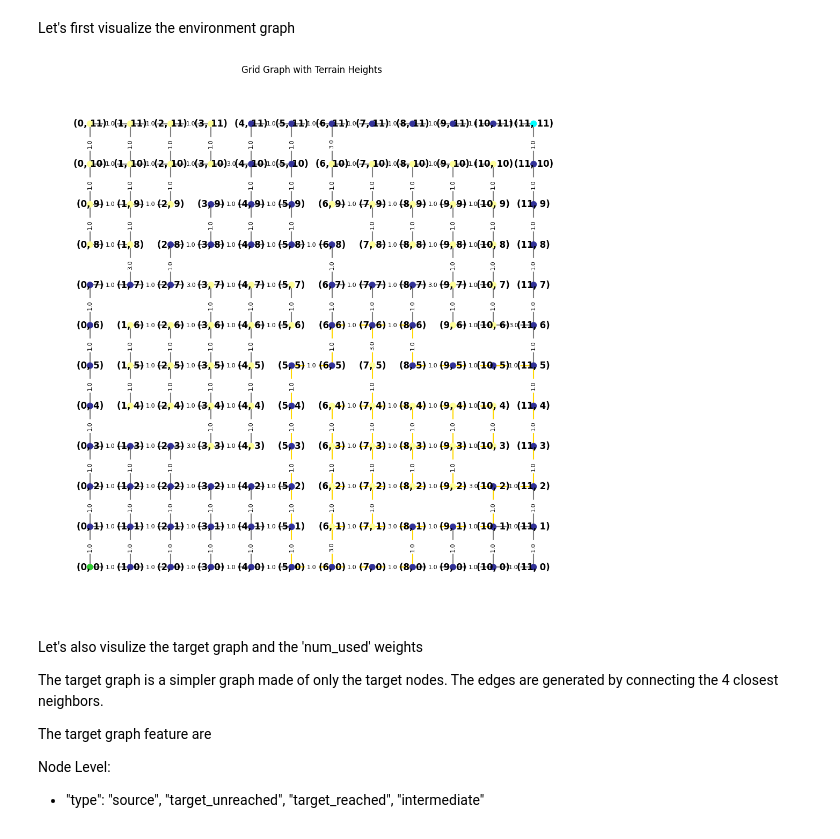
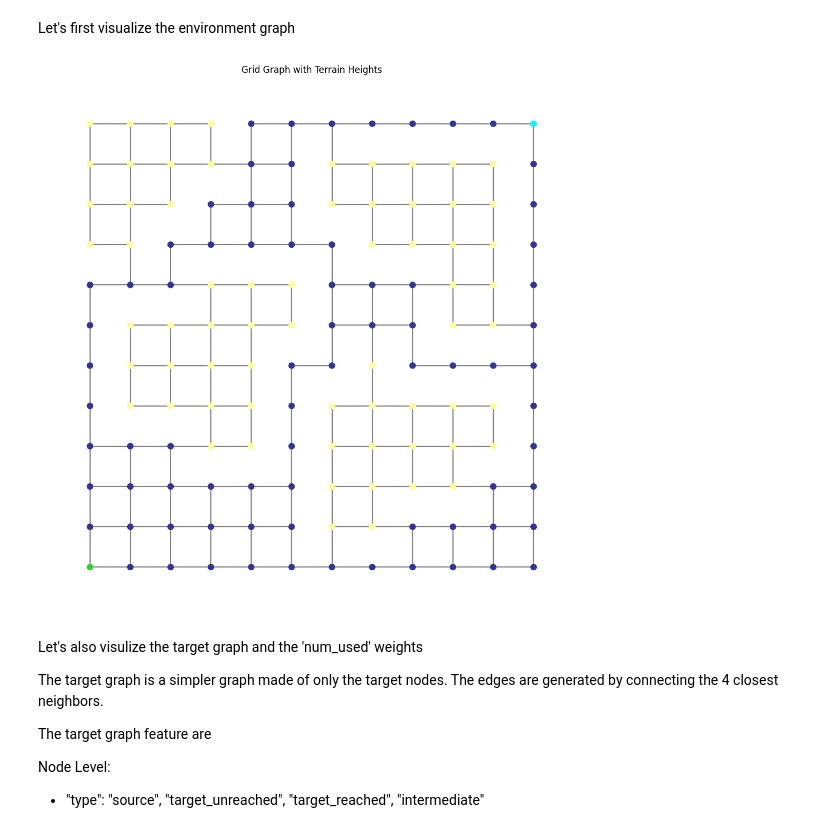
Before and after one commit to jongann-lee/Observability_mSTSP, a Jupyter notebook: single_agent_height_grid.ipynb, the cells around one changed output. Drawn from its saved outputs; the diff is of its cells as text; code cells hidden in the pictures.

```diff
--- a/single_agent_height_grid.ipynb
+++ b/single_agent_height_grid.ipynb
@@ -119,9 +119,9 @@ if "visible_edges" not in env_graph.nodes[observer_node]:
 # Retrieve the specific visible edges for this node
 # We convert to a set of sorted tuples for easy O(1) lookup
 visible_set = set()
-if observer_node in env_graph:
-    raw_visible = env_graph.nodes[observer_node].get("visible_edges", [])
-    visible_set = set(tuple(sorted(e)) for e in raw_visible)
+# if observer_node in env_graph:
+#     raw_visible = env_graph.nodes[observer_node].get("visible_edges", [])
+#     visible_set = set(tuple(sorted(e)) for e in raw_visible)
 
 # 1. Setup Data for Plotting
 pos = nx.get_node_attributes(env_graph, 'pos')
@@ -166,36 +166,36 @@ for u, v in env_graph.edges():
 
 # 4. Draw the Graph
 plt.figure(figsize=(10, 10))
 
 nx.draw(
     env_graph,
     pos=pos,
     node_color=color_map,
-    with_labels=True,
+    with_labels=False,
     node_size=60,       # Increased size slightly to see colors better
     font_color='black',  # White text shows up better on dark blobs
     font_weight='bold',
     width=1.5,
     edge_color=edge_color_map
 )
 
 
 # Draw Edge Labels (Distances)
 nx.draw_networkx_edge_labels(
     env_graph,
     pos,
-    edge_labels=formatted_edge_labels, # Fixed: Pass the dict here
+    edge_labels= False, #formatted_edge_labels, # Fixed: Pass the dict here
     font_size=8,
     label_pos=0.5
 )
 
 
 plt.title("Grid Graph with Terrain Heights")
 plt.axis('off')
 plt.tight_layout()
 plt.show()
 # %% [output]
-[figure, old version]
+[figure, new version]
 # %% [markdown]
 Let's also visulize the target graph and the 'num_used' weights
 
```
Also changed, not shown: 4 other files.
